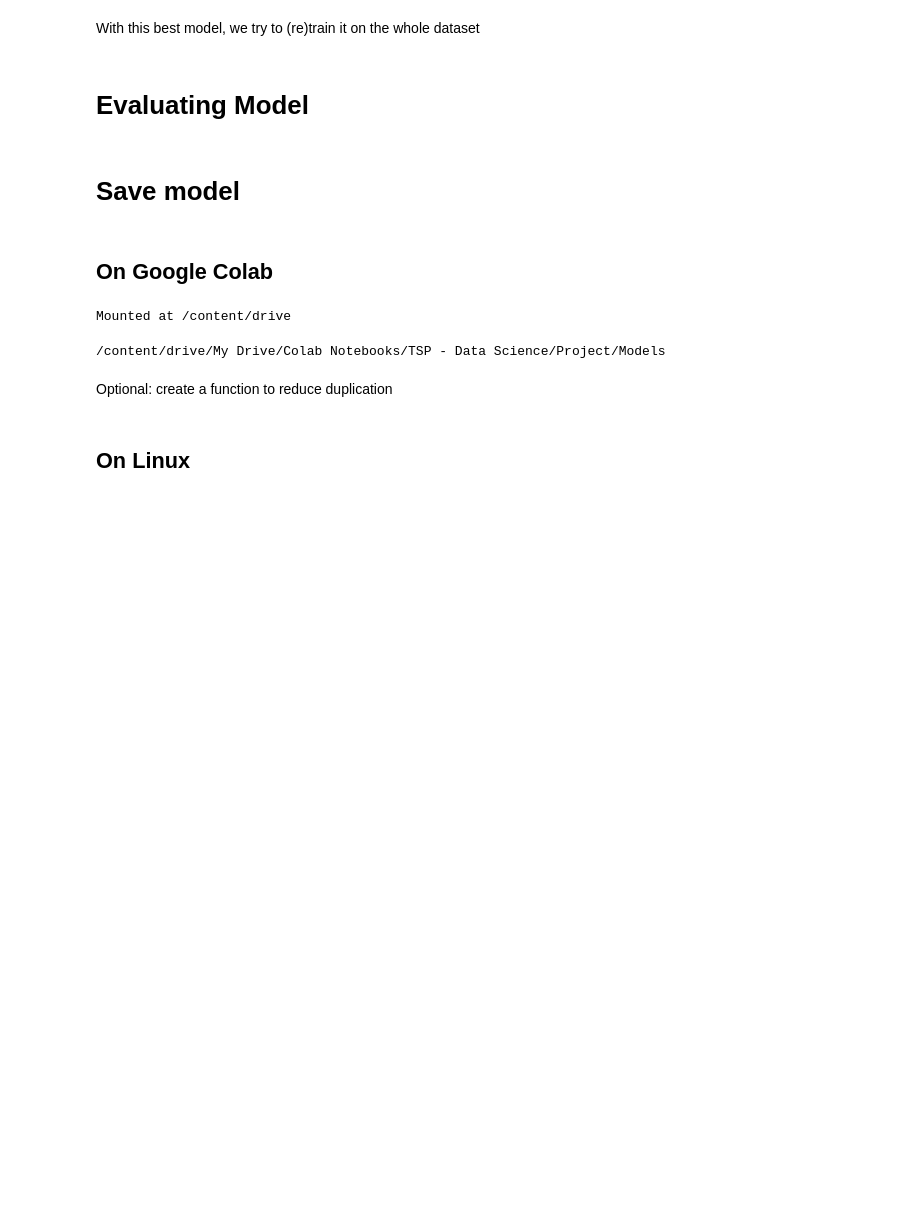
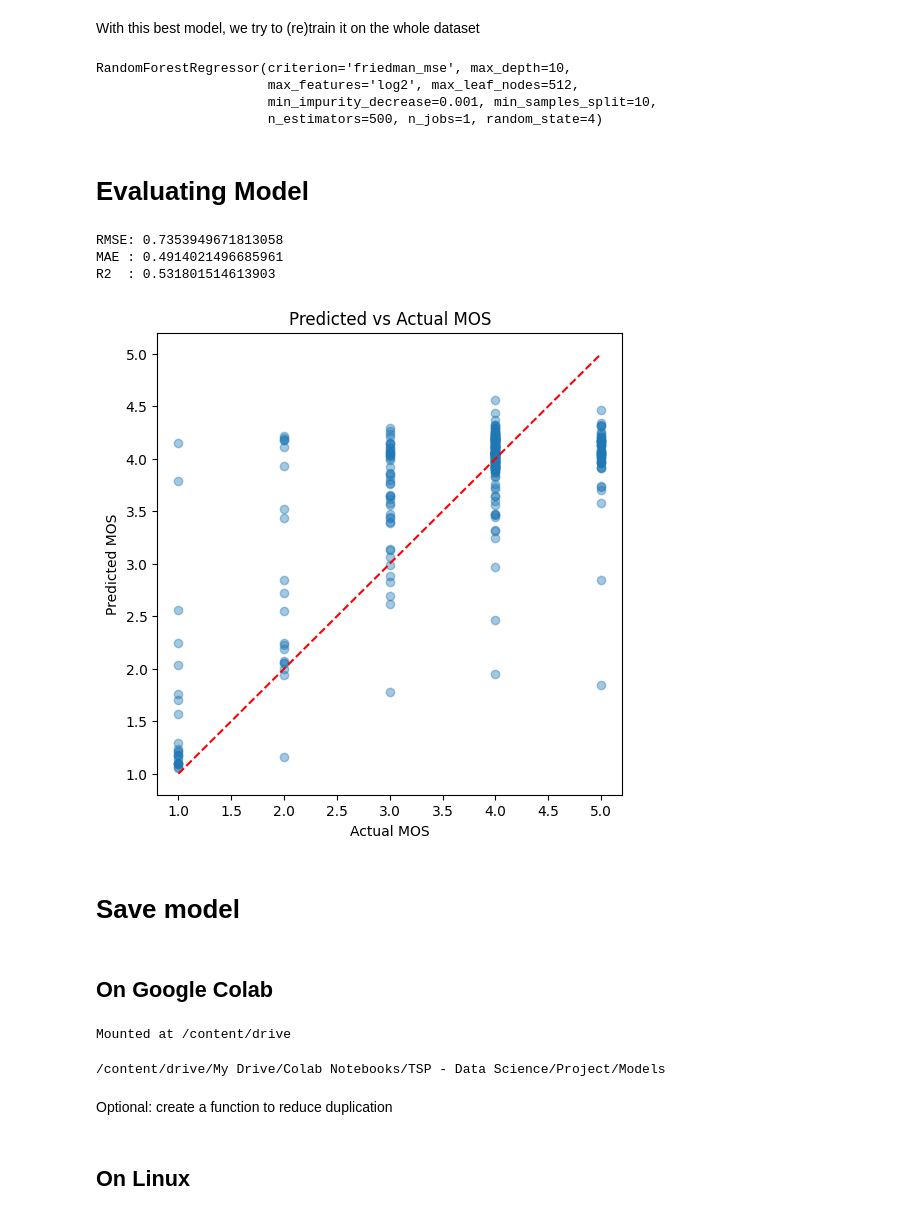
Before and after one commit to MarcoLuw/QoE-MOS-Prediction, a Jupyter notebook: model_training/random_forest.ipynb, the cells around one changed output. Drawn from its saved outputs; the diff is of its cells as text; code cells hidden in the pictures; blank space fills up the shorter version.

Commit message:
update: classification -> regression

```diff
--- a/model_training/random_forest.ipynb
+++ b/model_training/random_forest.ipynb
@@ -114,7 +113,7 @@ def preprocess(df):
 # %%
 def prepare_data(X, y):
   X_train, X_test, y_train, y_test = train_test_split(
-      X, y, test_size=0.2, stratify=y, random_state=42
+      X, y, test_size=0.2, random_state=42
   )
 
   # feature engineering: transform (de-skew) - no need for Random Forest
@@ -140,7 +139,7 @@ X_train, X_test, y_train, y_test, scaler = prepare_data(X, y)
 n_estimators = [100, 300, 500]
 
 # max number of features to consider at every split
-max_features = ['sqrt', 'log2']
+max_features = ['sqrt', 'log2', 1.0]
 
 # max number of levels in tree
 max_depth = [5, 10, 20, 50, 100, None]
@@ -154,14 +153,12 @@ min_samples_leaf = [1, 2, 5, 10, 15]
 # Maximum number of allowed leafs
 max_leaf_nodes = [16, 32, 64, 128, 256, 512, 1024, 2048]
 
-# Criterion
-criterion = ['gini', 'entropy']
+# Criterion (regression: error measures, not gini/entropy)
+criterion = ['squared_error', 'absolute_error', 'friedman_mse']
 
 # Minimum quality threshold for a split
 # Ex. If impurity decrease < 0.1 -> SPLIT rejected
 min_impurity_decrease = [0, 0.001, 0.01, 0.1, 0.2]
-
-class_weight = ['balanced', 'balanced_subsample', None],
 
 grid_param = {
     'n_estimators': n_estimators,
@@ -172,7 +169,6 @@ grid_param = {
     'max_leaf_nodes': max_leaf_nodes,
     'criterion': criterion,
     'min_impurity_decrease': min_impurity_decrease,
-    'class_weight': class_weight,
 }
 # %% [markdown]
 ## Random Grid Search
@@ -190,12 +186,12 @@ search = RandomizedSearchCV(
 # %%
 # The search parallelizes across 200x5 fits (all CPUs) (n_jobs = -1)
 # while each individual forest trains single-threaded (n_jobs = 1)
-classifier = RandomForestClassifier(random_state=4, n_jobs=1)
+regressor = RandomForestRegressor(random_state=4, n_jobs=1)
 search = RandomizedSearchCV(
-                            scoring='f1_macro',
-                            estimator=classifier,
+                            scoring='neg_root_mean_squared_error',
+                            estimator=regressor,
                             param_distributions=grid_param,
-                            n_iter=200, # We just test 200 configurations
+                            n_iter=50, # We just test 200 configurations
                             verbose=2,
                             random_state=42, # Random state of GridSearch only
                             n_jobs=-1, # Train forests in parallel using all CPUs
@@ -212,5 +230,10 @@ best_model = search.best_estimator_
 With this best model, we try to (re)train it on the whole dataset
 # %%
 best_model.fit(X_train, y_train)
+# %% [output]
+RandomForestRegressor(criterion='friedman_mse', max_depth=10,
+                      max_features='log2', max_leaf_nodes=512,
+                      min_impurity_decrease=0.001, min_samples_split=10,
+                      n_estimators=500, n_jobs=1, random_state=4)
 # %% [markdown]
 # Evaluating Model
@@ -238,3 +240,33 @@ plt.show()
+# %%
+y_pred = best_model.predict(X_test)
+
+rmse = np.sqrt(mean_squared_error(y_test, y_pred))
+mae = mean_absolute_error(y_test, y_pred)
+r2 = r2_score(y_test, y_pred)
+
+print("RMSE:", rmse)
+print("MAE :", mae)
+print("R2  :", r2)
+# %% [output]
+RMSE: 0.7353949671813058
+MAE : 0.4914021496685961
+R2  : 0.531801514613903
+# %%
+# Predicted vs actual MOS
+title = "Predicted vs Actual MOS"
+plt.figure(figsize=(6, 6))
+plt.scatter(y_test, y_pred, alpha=0.4)
+
+# diagonal reference line (perfect prediction)
+lims = [min(y_test.min(), y_pred.min()), max(y_test.max(), y_pred.max())]
+plt.plot(lims, lims, 'r--')
+
+plt.xlabel("Actual MOS")
+plt.ylabel("Predicted MOS")
+plt.title(title)
+plt.show()
+# %% [output]
+[figure, added]
 # %% [markdown]
 # Save model
 # %% [markdown]
```
Also changed, not shown: parts of 7 cells of this notebook.
